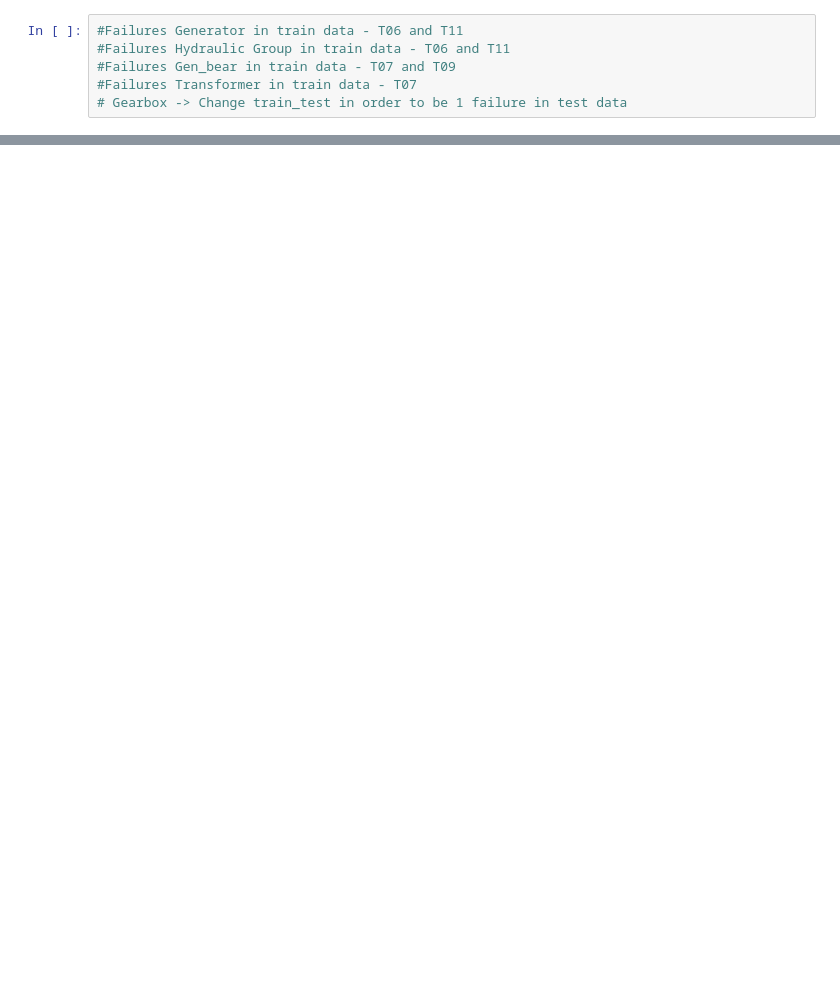
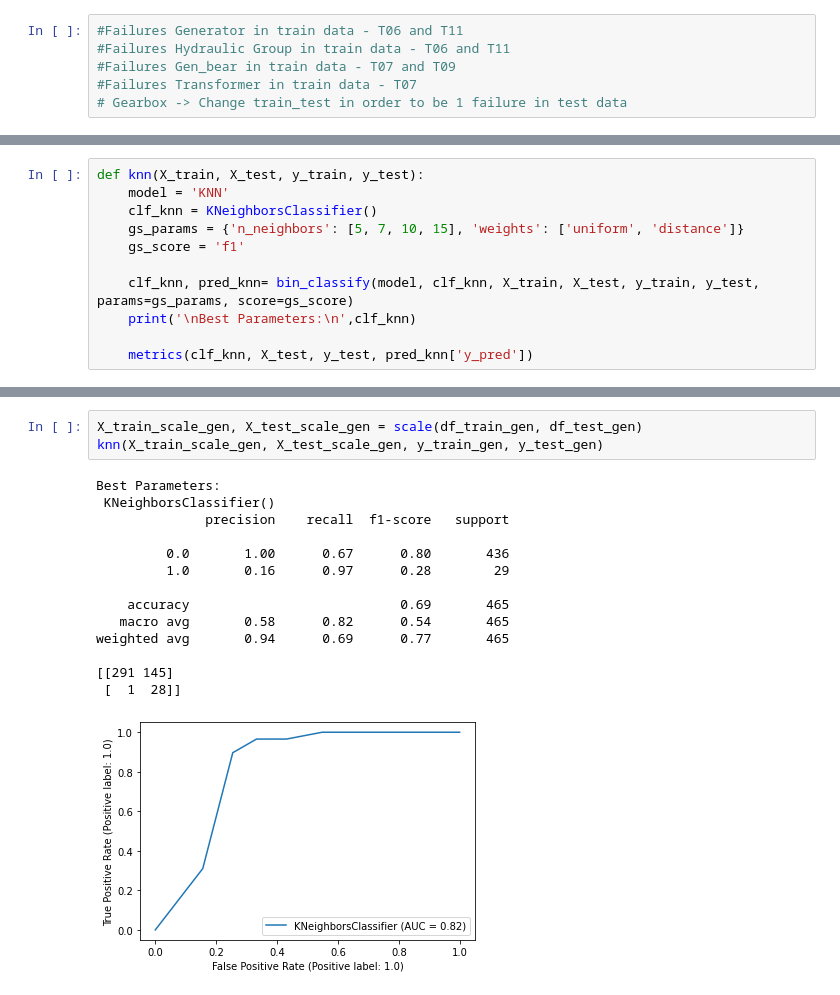
Before and after one commit to RicardoJPedro82/wmillfailprev, a Jupyter notebook: notebooks/modelling.ipynb, the cells around one changed output, grey strips where cells are left out. Saved outputs shown, nothing was run; the diff lists cells and outputs as text; blank space fills up the shorter version.

```diff
--- a/notebooks/modelling.ipynb
+++ b/notebooks/modelling.ipynb
@@ -235,0 +219,11 @@ print('\nBest Parameters:\n',clf_rfc)
+# %%
+def knn(X_train, X_test, y_train, y_test):
+    model = 'KNN'
+    clf_knn = KNeighborsClassifier()
+    gs_params = {'n_neighbors': [5, 7, 10, 15], 'weights': ['uniform', 'distance']}
+    gs_score = 'f1'
+
+    clf_knn, pred_knn= bin_classify(model, clf_knn, X_train, X_test, y_train, y_test, params=gs_params, score=gs_score)
+    print('\nBest Parameters:\n',clf_knn)
+
+    metrics(clf_knn, X_test, y_test, pred_knn['y_pred'])
@@ -235,0 +295,18 @@ print('\nBest Parameters:\n',clf_rfc)
+# %%
+X_train_scale_gen, X_test_scale_gen = scale(df_train_gen, df_test_gen)
+knn(X_train_scale_gen, X_test_scale_gen, y_train_gen, y_test_gen)
+# %% [output]
+Best Parameters:
+ KNeighborsClassifier()
+              precision    recall  f1-score   support
+
+         0.0       1.00      0.67      0.80       436
+         1.0       0.16      0.97      0.28        29
+
+    accuracy                           0.69       465
+   macro avg       0.58      0.82      0.54       465
+weighted avg       0.94      0.69      0.77       465
+
+[[291 145]
+ [  1  28]]
+[figure, added]
```
Also changed, not shown: parts of 52 cells of this notebook.
